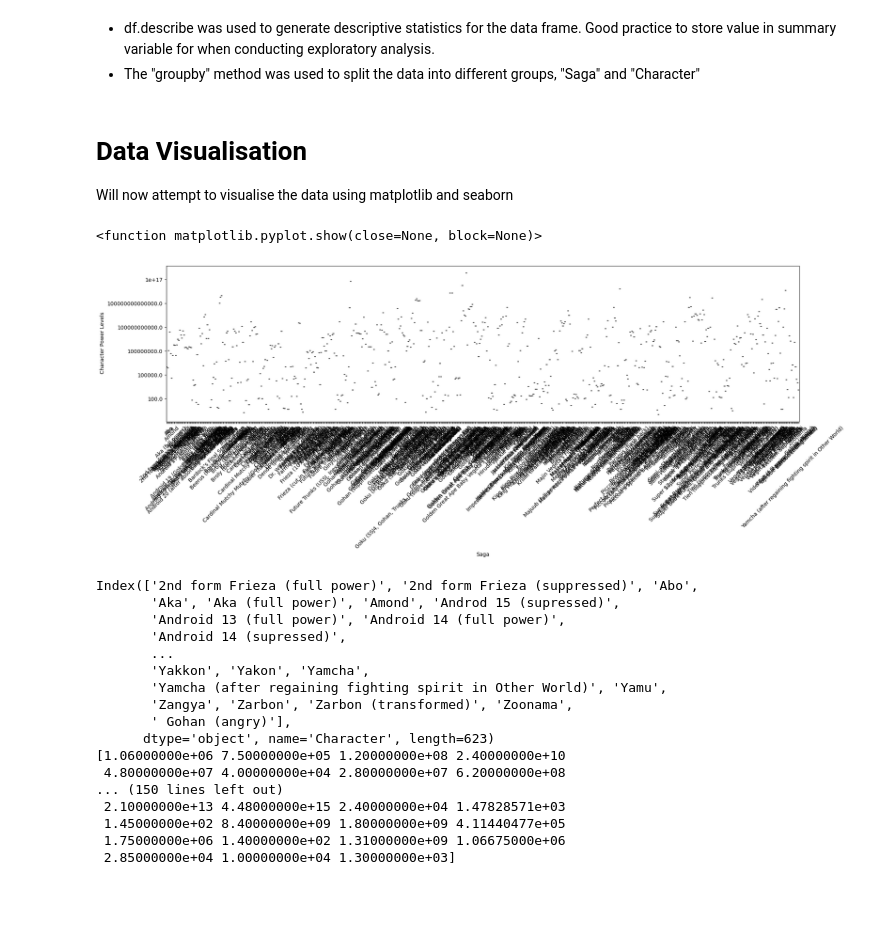
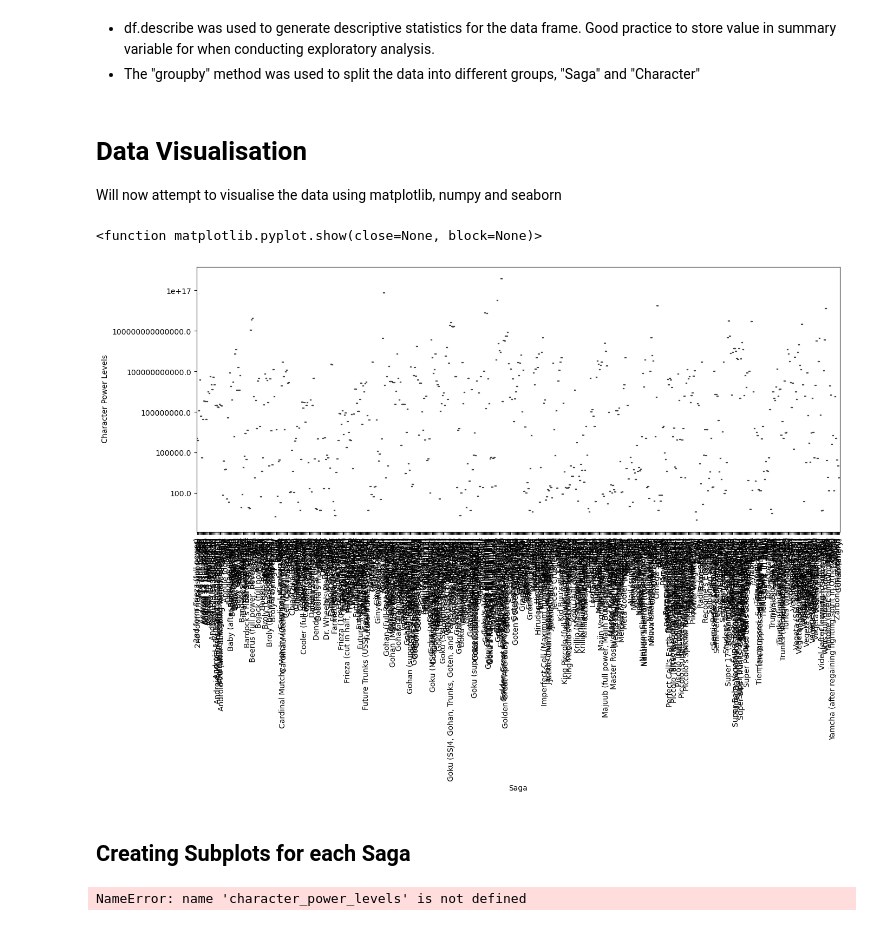
Before and after one commit to tio982/DbzProject1, a Jupyter notebook: dbz-power-levels.ipynb, the cells around one changed output. Drawn from its saved outputs; the diff is of its cells as text; code cells hidden in the pictures; blank space fills up the shorter version.

Commit message:
adding subplot

```diff
--- a/dbz-power-levels.ipynb
+++ b/dbz-power-levels.ipynb
@@ -56,58 +56,81 @@ character_power_levels_per_saga = df.groupby("Character")["Power_Level"].mean()
 - The "groupby" method was used to split the data into different groups, "Saga" and "Character"
 # %% [markdown]
 # Data Visualisation
-Will now attempt to visualise the data using matplotlib and seaborn
+Will now attempt to visualise the data using matplotlib, numpy and seaborn
 # %%
 import matplotlib.pyplot as plt
 import seaborn as sns
 import numpy as np
 
 character_power_levels_per_saga = character_power_levels_per_saga.apply(np.mean)
 
 power_levels_df = pd.DataFrame({
     "Saga" : character_power_levels_per_saga.index,
     "Character Power Levels" : character_power_levels_per_saga.values
 })
 
 power_levels_df["Character Power Levels"] = power_levels_df ["Character Power Levels"].apply(lambda x: [float(values) for values in x]
 if isinstance(x, list) else float(x)
 )
 
-plt.figure(figsize = (20,8)) #set figure size
+plt.figure(figsize = (14,10)) #set figure size
 ax = sns.boxplot( x = "Saga", y = "Character Power Levels", data = power_levels_df) #create box plot
 ax.set_xlabel("Saga")
 ax.set_yscale("log")
 ax.set_ylabel (" Character Power Levels")
 ax.set_yticklabels(ax.get_yticks(), fontsize= 10)
 ax.set_title = ("Distribution of Character Power Levels per Saga")
-plt.xticks(rotation=45)
+plt.xticks(rotation=90)
 plt.ylim(0, None)
 plt.tight_layout()
 plt.show
+
+# data_per_saga = pd.DataFrame({
+#     "Saga": character_power_levels_per_saga.index
+#     "Character": character_power_levels_per_saga.values
+# })
+
+# fig, axes = plt.subplots(nrows = len(data_per_saga), figsize = (14,10*len(data_per_saga)))
+# for i, row in data_per_saga.iterrows()
+# sns.boxplot( ax =axes[i])
 # %% [output]
 <function matplotlib.pyplot.show(close=None, block=None)>
-[figure, old version]
+[figure, new version]
+# %% [markdown]
+## Creating Subplots for each Saga
 # %%
-#print(len(saga_power_levels.index))
-#print(len(saga_power_levels.values))
+dataset_path = pd.read_csv("Data/Dragon_Ball_Data_Set.csv")
+data = pd.read_csv(dataset_path)
+character_names = data["Character"].unique()
 
-print(character_power_levels_per_saga.index)
-print(character_power_levels_per_saga.values)
+character_power_levels = pd.DataFrame({
+    "Character": "character_names"
+    "Saga": "Saga_or_Movie",
+    "Character Power Level": [1000]*len(character_names)
+})
+
+sagas = character_power_levels["Saga"].unique()
+num_sagas = len(sagas)
+character_power_levels_per_saga = character_power_levels.apply[lambda x = [x]]
+fig, axes = plt.subplots(num_sagas, figsize=(12, 8*num_sagas))
+
+
+for i, (saga, ax) in enumerate(zip(sagas, axes)):
+
+    ax.boxplot(x = "Character", y = "Character Power Levels", data=saga_data, ax=ax)
+    ax.set_yscale("log")
+
+    ax.set_xlabel("Character", fontsize=14)
+    ax.set_ylabel("Character Power Level", fontsize=14)
+    ax.set_title(f"Distribution of Character Power Levels - {saga}", fontsize=14)
+    ax.set_xticklabels(ax.get_xticklabels(), rotation=90)
+
+if num_sagas < len(axes):
+    for j in range(num_sagas, len(axes)):
+        fig.delaxes(axes[j])
+
+
+plt.tight_layout()
+plt.show()
 # %% [output]
-Index(['2nd form Frieza (full power)', '2nd form Frieza (suppressed)', 'Abo',
-       'Aka', 'Aka (full power)', 'Amond', 'Androd 15 (supressed)',
-       'Android 13 (full power)', 'Android 14 (full power)',
-       'Android 14 (supressed)',
-       ...
-       'Yakkon', 'Yakon', 'Yamcha',
-       'Yamcha (after regaining fighting spirit in Other World)', 'Yamu',
-       'Zangya', 'Zarbon', 'Zarbon (transformed)', 'Zoonama',
-       ' Gohan (angry)'],
-      dtype='object', name='Character', length=623)
-[1.06000000e+06 7.50000000e+05 1.20000000e+08 2.40000000e+10
- 4.80000000e+07 4.00000000e+04 2.80000000e+07 6.20000000e+08
-... (150 lines left out)
- 2.10000000e+13 4.48000000e+15 2.40000000e+04 1.47828571e+03
- 1.45000000e+02 8.40000000e+09 1.80000000e+09 4.11440477e+05
- 1.75000000e+06 1.40000000e+02 1.31000000e+09 1.06675000e+06
- 2.85000000e+04 1.00000000e+04 1.30000000e+03]
+NameError: name 'character_power_levels' is not defined
```
